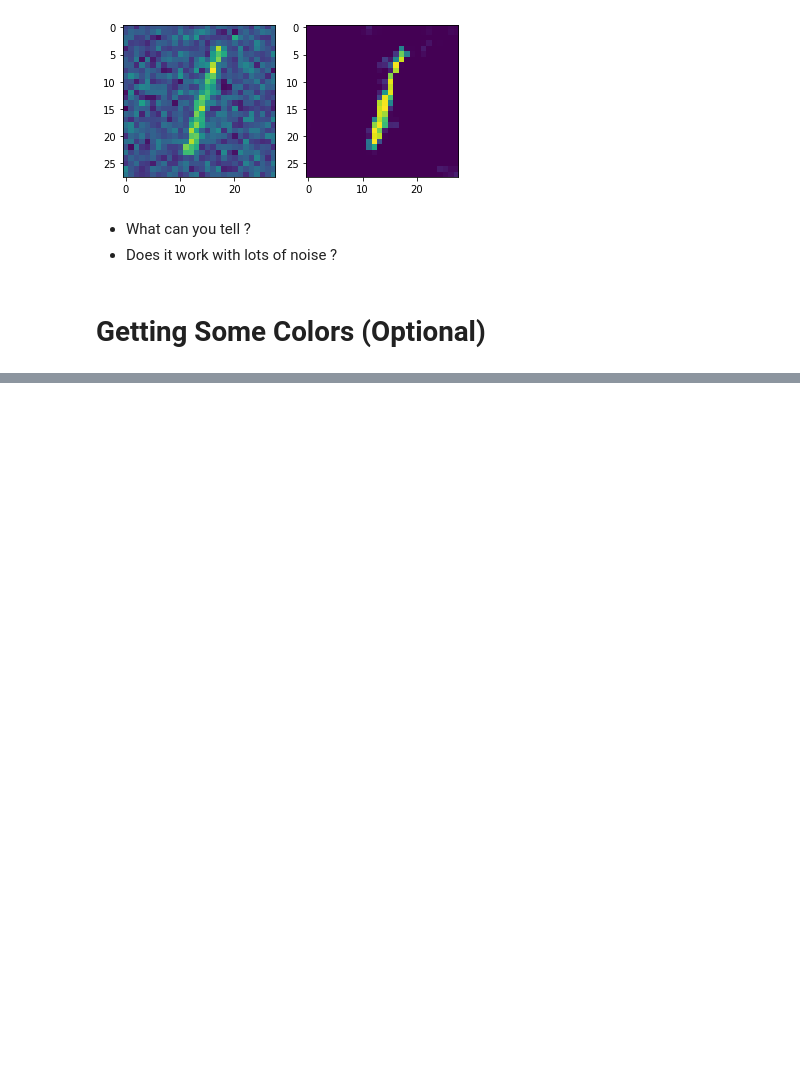
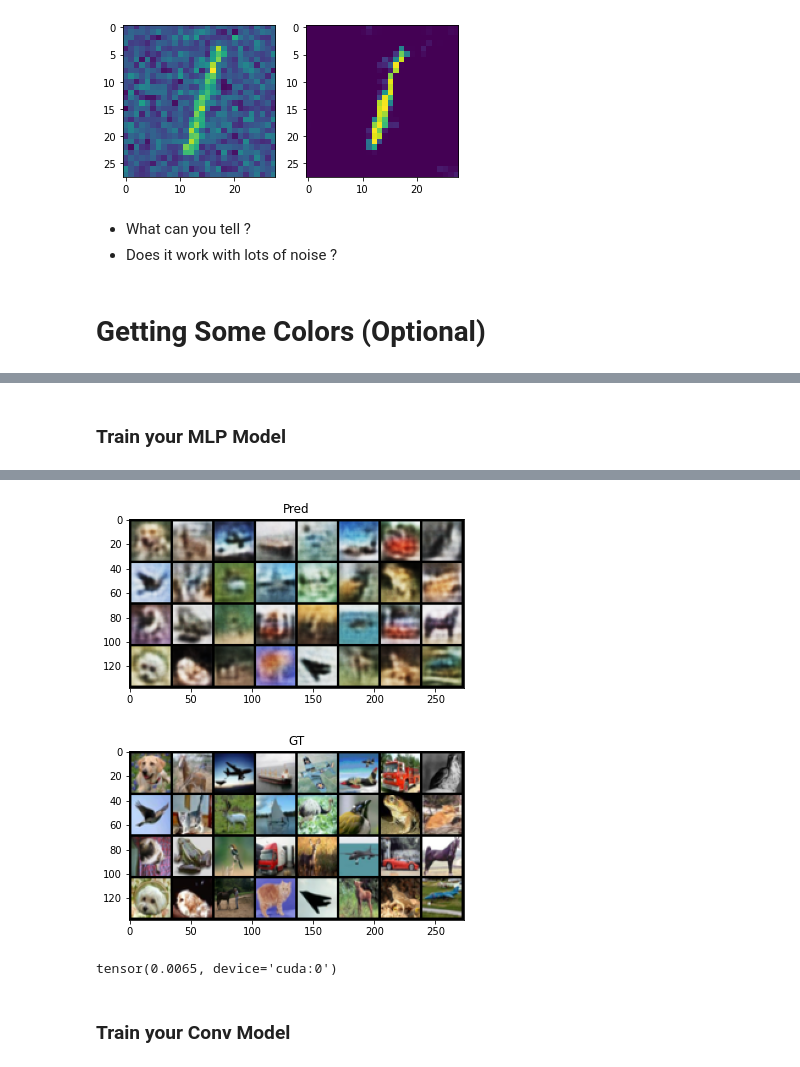
Before and after one commit to thad75/TP-ENSEA-ELEVE, a Jupyter notebook: 2A/Majeure Signal/AutoEncoder.ipynb, the cells around one changed output, grey strips where cells are left out. Cells and saved outputs as stored; diff of their text form; code cells hidden in the pictures; blank space fills up the shorter version.

```diff
--- a/2A/Majeure Signal/AutoEncoder.ipynb
+++ b/2A/Majeure Signal/AutoEncoder.ipynb
@@ -286,7 +286,7 @@ First, we will try a really simple model :
 * an Output Dense Layer
 We have received some codes from the other members of the Deep Learning Engineering Team. Looks like there are some mistakes.. Let's correct them.
 # %%
-class AutoEncoder(nn.Module):
+class AutoEncoder_MLP(nn.Module):
   def __init__(self, input_size, compressed_space_size):
     """
     The model is an Input Layer, a Hidden Layer and an Output layer
@@ -310,7 +310,7 @@ class AutoEncoder(nn.Module):
     return decompressed_image
 
 
-model = AutoEncoder(28*28,128)
+model = AutoEncoder_MLP(28*28,128)
 # %% [markdown]
 # Training
 
@@ -864,0 +911,65 @@ Now let's use the AutoEncoder for harder tasks.
+# %%
+transform = transforms.Compose([transforms.ToTensor()])
+dataset_train = CIFAR10(root='./data', train=True,download=True, transform=transform)
+dataset_test =  CIFAR10(root='./data', train=False,download=True, transform=transform)
+
+# TODO : Do all the Data Exploration Things.
+# Questions : How similar are the data ? Coding Wise ? Data Wise ?
+# %%
+# TODO : Create the DataLoaders
+train_loader = DataLoader(dataset_train, batch_size=128,drop_last =True)
+test_loader = DataLoader(dataset_test, batch_size= 32,drop_last = True)
+# %% [markdown]
+### Train your MLP Model
+# %%
+# TODO : Create you
+model = AutoEncoder_MLP(32*32*3,1024)
+# TODO : Reload your HyperParameters
+num_epochs = 20
+device = 'cuda' if torch.cuda.is_available() else 'cpu'
+net = model.to(device)
+criterion = nn.MSELoss()
+learning_rate = 1e-3
+optimizer = torch.optim.Adam(model.parameters(), lr=learning_rate )
+
+# TODO : Rewrite your Training Loop
+for epoch in range(num_epochs) :
+    running_loss_t,running_loss_v = 0.0, 0.0
+    for i, data in enumerate(train_loader, 0):
+        # TODO : load the data into two variables
+        image, label = data
+       # print(image.shape)
+        # TODO : reshape the input image so that it fit the input layers neuron numbers. Don't forget the Batch Size, the 1rst dimension must always be the Batch Size
+        image, label = data[0].view(data[0].shape[0],-1).to(device), data[1]
+        optimizer.zero_grad()
+        outputs = net(image)
+        outputs = outputs.view(data[0].shape)
+        loss = criterion(outputs, data[0].to(device))
+        loss.backward()
+        optimizer.step()
+        running_loss_t += loss.item()
+        if i == 50:
+          running_loss_t= running_loss_t/50
+          print('training loss is :',loss)
+# TODO : Rewrite your Testing Loop
+
+import torch
+import torchvision
+import torchvision.transforms as transform
+import matplotlib.pyplot as plt
+import numpy as np
+
+with torch.no_grad():
+  running_loss = []
+  for i, data in enumerate(test_loader, 0):
+        image, label = data[0].view(data[0].shape[0],-1).to(device), data[1]
+        outputs = net(image)
+        outputs = outputs.view(data[0].shape)
+        loss = criterion(outputs, data[0].to(device))
+  running_loss.append(loss)
+
+# Plot the last batch
+imshow(torchvision.utils.make_grid(outputs.detach().cpu()),'Pred')
+imshow(torchvision.utils.make_grid(data[0]),'GT')
+sum(running_loss)
+# %% [output]
@@ -864,0 +996,5 @@ Now let's use the AutoEncoder for harder tasks.
+[figure, added]
+[figure, added]
+tensor(0.0065, device='cuda:0')
+# %% [markdown]
+### Train your Conv Model
```
Also changed, not shown: parts of 12 cells of this notebook.
